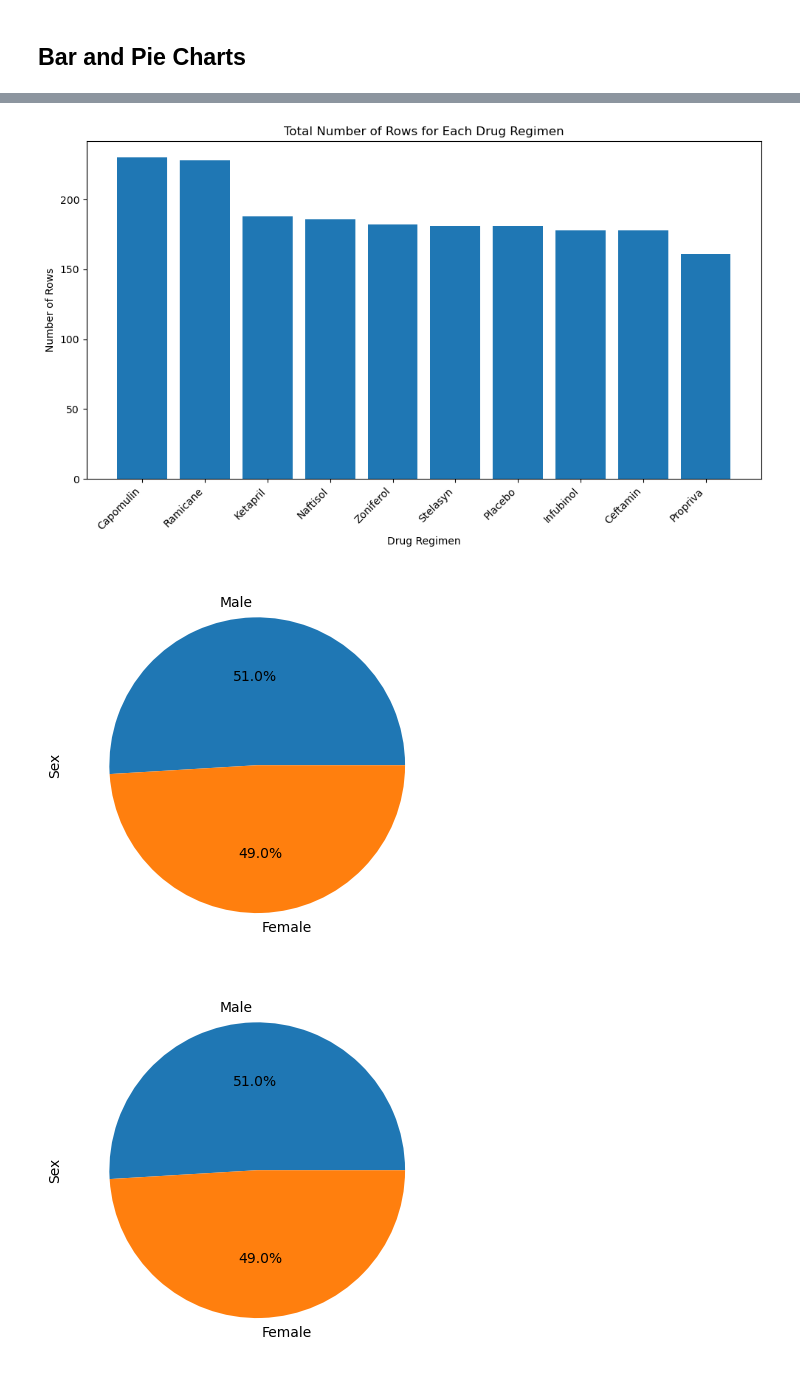
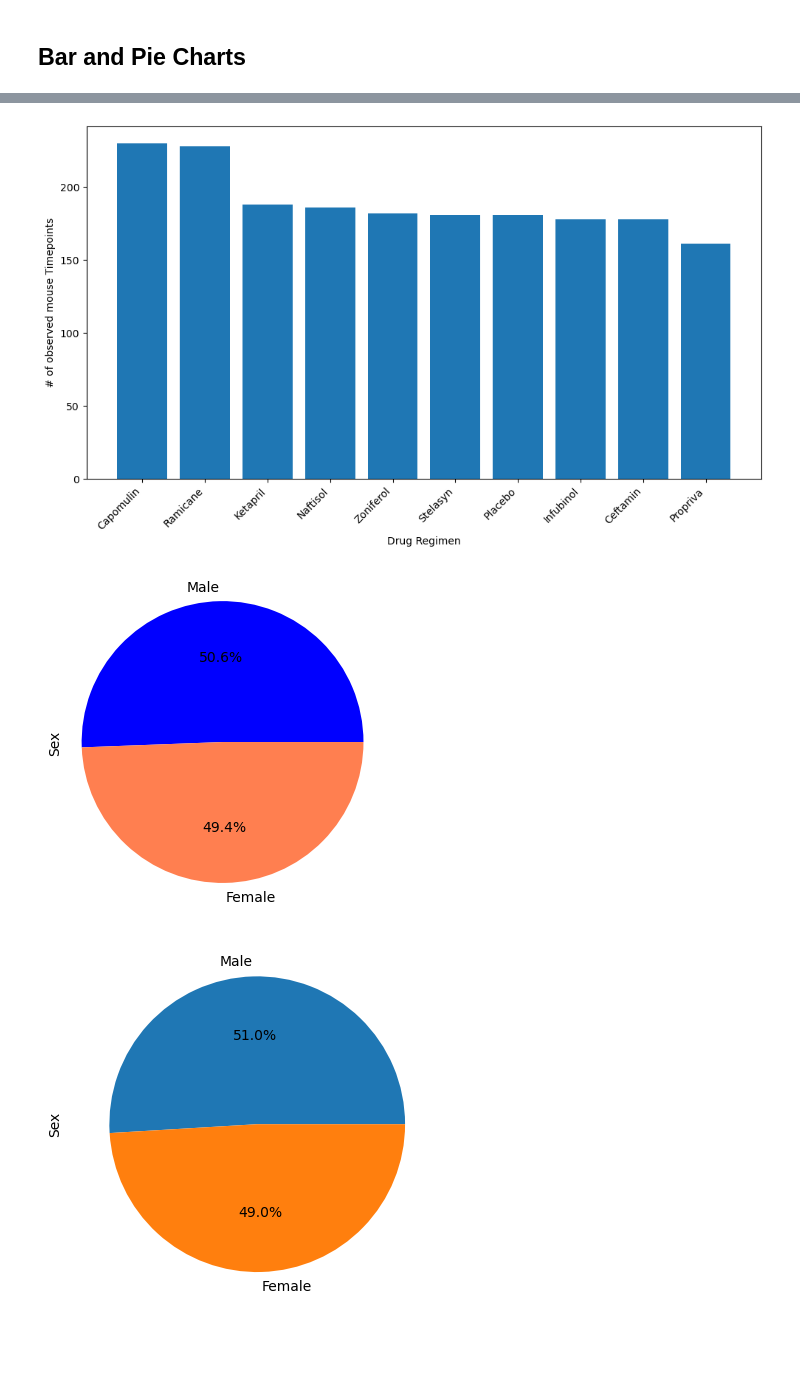
Before and after one commit to pannann/Module-5-Challenge, a Jupyter notebook: Pymaceuticals/pymaceuticals_starter.ipynb, the cells around one changed output, grey strips where cells are left out. Cells and saved outputs as stored; diff of their text form; code cells hidden in the pictures; blank space fills up the shorter version.

```diff
--- a/Pymaceuticals/pymaceuticals_starter.ipynb
+++ b/Pymaceuticals/pymaceuticals_starter.ipynb
@@ -180,17 +179,20 @@ counts = drug_regimen_counts.values
 plt.figure(figsize=(10, 6))
 plt.bar(drug_regimens, counts)
 plt.xlabel('Drug Regimen')
-plt.ylabel('Number of Rows')
-plt.title('Total Number of Rows for Each Drug Regimen')
+plt.ylabel('# of observed mouse Timepoints')
 plt.xticks(rotation=45, ha='right')
 plt.tight_layout()
 plt.show()
 # %% [output]
-[figure, old version]
+[figure, new version]
 # %%
 # Generate a pie plot showing the distribution of female versus male mice using Pandas
+sex_counts = combined_data['Sex'].value_counts()
+sex_counts.plot(kind='pie', autopct='%1.1f%%', colors=['blue', 'coral'], figsize=(4, 4))
+plt.axis('equal')
+plt.show()
 # %% [output]
-[figure, old version]
+[figure, new version]
 # %%
 # Generate a pie plot showing the distribution of female versus male mice using pyplot
 # %% [output]
```
Also changed, not shown: parts of 1 cell of this notebook.
